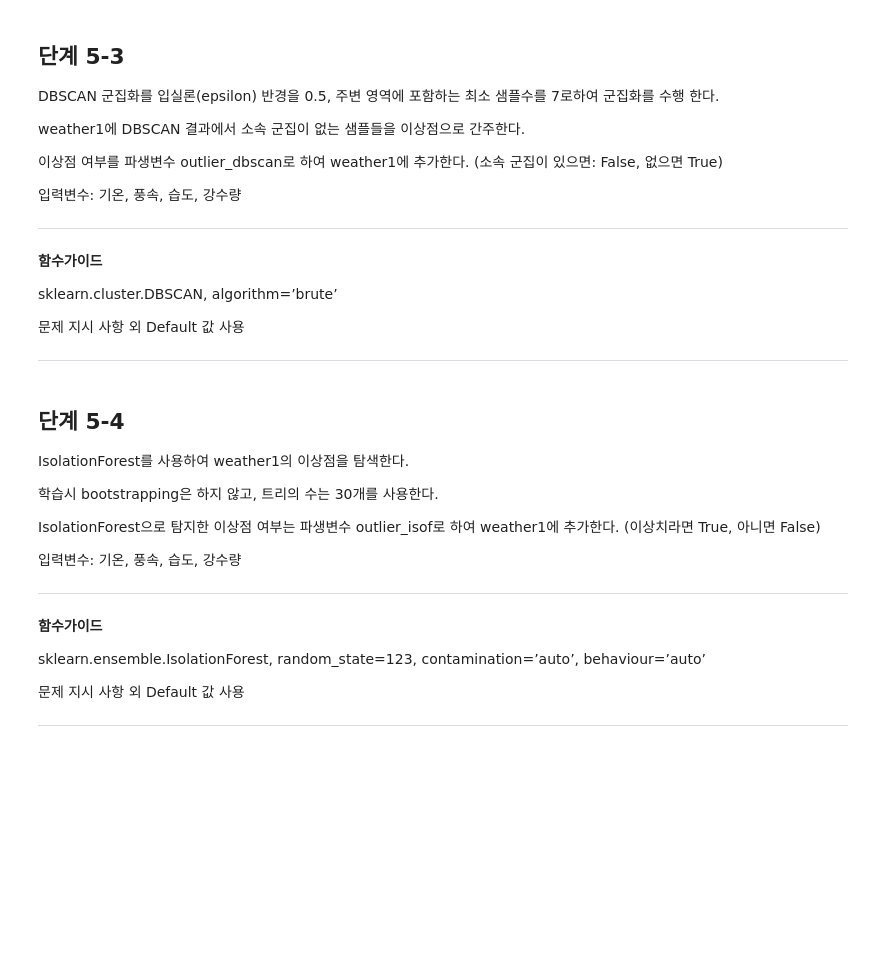
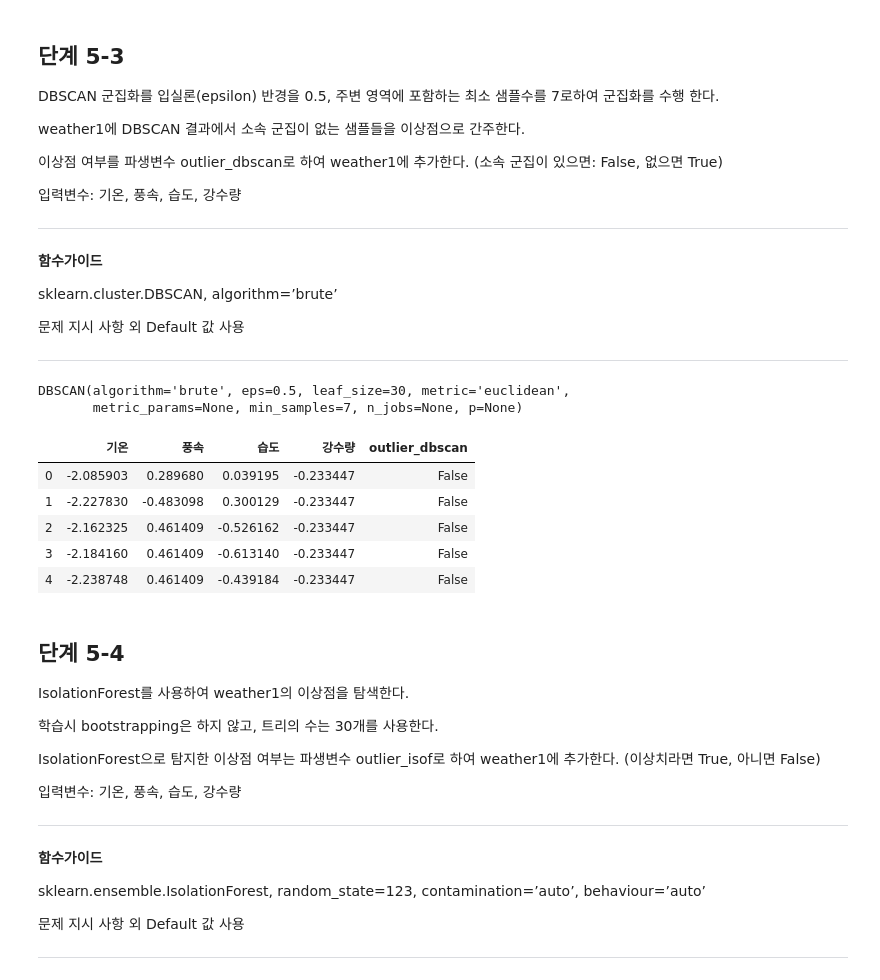
Before and after one commit to sunkusun9/DS_Lv3_2306, a Jupyter notebook: sec_ds_lv3_prob3_prob.ipynb, the cells around one changed output. Drawn from its saved outputs; the diff is of its cells as text; code cells hidden in the pictures; blank space fills up the shorter version.

```diff
--- a/sec_ds_lv3_prob3_prob.ipynb
+++ b/sec_ds_lv3_prob3_prob.ipynb
@@ -1019,3 +1020,7 @@ info에서 기온, 풍속, 습도 강수량 데이터에서 이상치를 탐색
 ## 단계 5-1
 
 info1에서 기온, 풍속, 습도, 강수량 만을 떼어 weather1 데이터프레임을 만든다.
+# %%
+X_5 = ['기온', '풍속', '습도', '강수량']
+df_weather1 = df_info1[X_5].copy()
+df_weather1.head()
@@ -1023,3 +1035,8 @@ info1에서 기온, 풍속, 습도, 강수량 만을 떼어 weather1 데이터
 ## 단계 5-2
 
 weather1의 기온, 풍속, 습도, 강수량을 표준화 한다.
+# %%
+from sklearn.preprocessing import StandardScaler
+
+df_weather1[X_5] = StandardScaler().fit_transform(df_weather1[X_5])
+df_weather1.head()
@@ -1042,6 +1066,28 @@ sklearn.cluster.DBSCAN, algorithm=’brute’
 문제 지시 사항 외 Default 값 사용
 
 ---
+# %%
+from sklearn.cluster import DBSCAN
+
+dbscan = DBSCAN(
+    eps=0.5, #입실론(epsilon) 반경을 0.5
+    min_samples=7, #주변 영역에 포함하는 최소 샘플수를 7
+    algorithm='brute'
+)
+dbscan.fit(df_weather1[X_5])
+# %% [output]
+DBSCAN(algorithm='brute', eps=0.5, leaf_size=30, metric='euclidean',
+       metric_params=None, min_samples=7, n_jobs=None, p=None)
+# %%
+df_weather1['outlier_dbscan'] = dbscan.labels_ == -1
+df_weather1.head()
+# %% [output]
+|  | 기온 | 풍속 | 습도 | 강수량 | outlier_dbscan |
+| 0 | -2.085903 | 0.289680 | 0.039195 | -0.233447 | False |
+| 1 | -2.227830 | -0.483098 | 0.300129 | -0.233447 | False |
+| 2 | -2.162325 | 0.461409 | -0.526162 | -0.233447 | False |
+| 3 | -2.184160 | 0.461409 | -0.613140 | -0.233447 | False |
+| 4 | -2.238748 | 0.461409 | -0.439184 | -0.233447 | False |
 # %% [markdown]
 ## 단계 5-4
 
```
Also changed, not shown: parts of 66 cells of this notebook.
